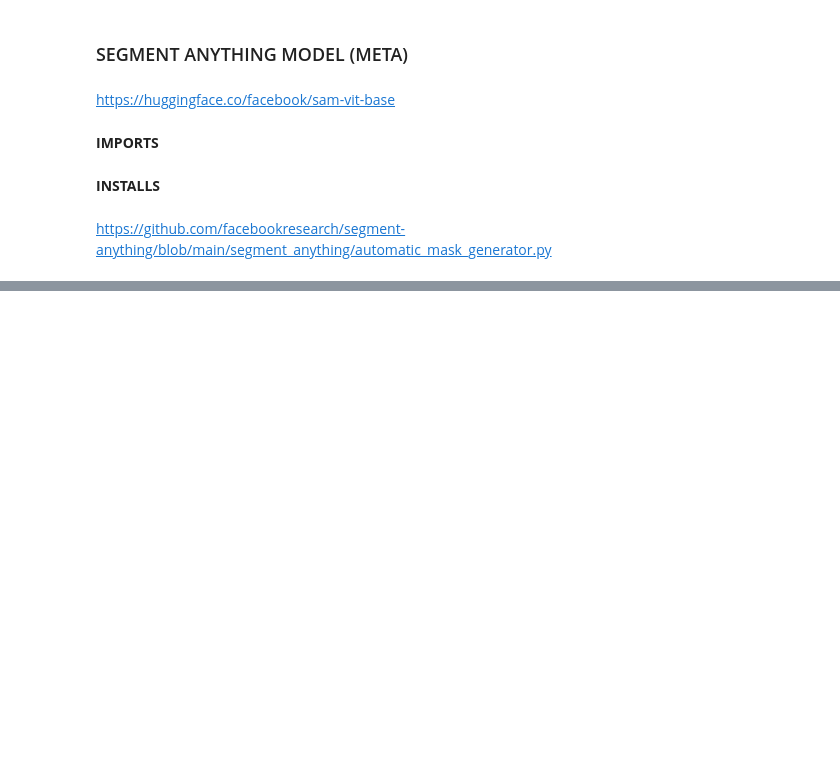
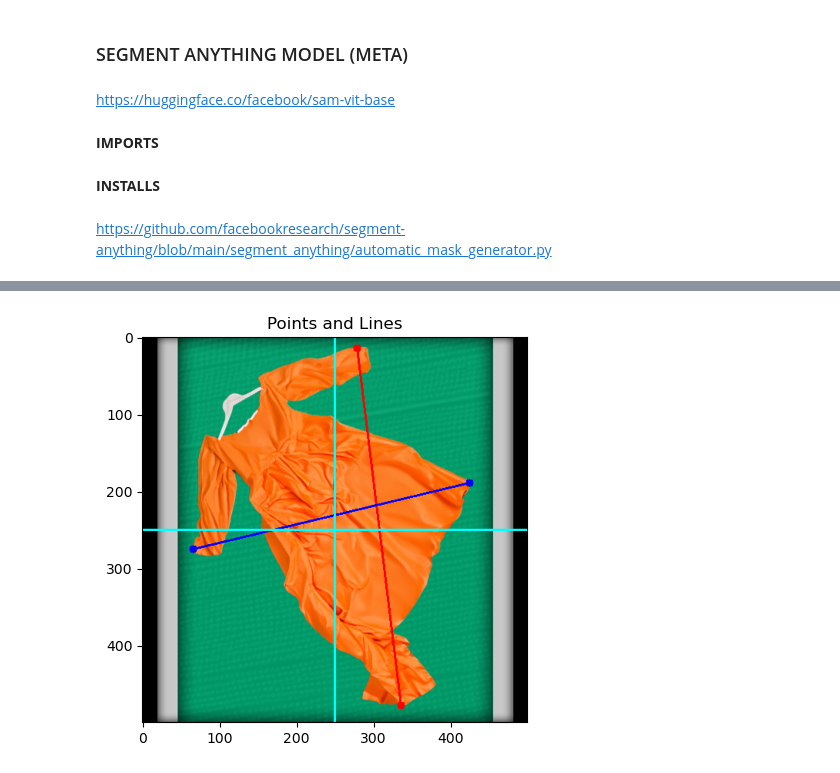
Before and after one commit to kohnmart/master-projekt, a Jupyter notebook: notebooks/pytorch/segmentation/sam_segmentation.ipynb, the cells around one changed output, grey strips where cells are left out. Cells and saved outputs as stored; diff of their text form; code cells hidden in the pictures; blank space fills up the shorter version.

```diff
--- a/notebooks/pytorch/segmentation/sam_segmentation.ipynb
+++ b/notebooks/pytorch/segmentation/sam_segmentation.ipynb
@@ -65,9 +65,7 @@ def remove_shadow_rgb(image):
 import cv2
 import numpy as np
 
-relative_path = get_training_data_path('production', 'tshirt')
-
-print(relative_path)
+relative_path = get_training_data_path('production', 'dress')
 
 file_names = []
 
@@ -75,10 +73,11 @@ file_names = []
 for root, dirs, files in os.walk(relative_path):
 
     # Iterate over files in the current directory
-    for i in range(16, 17):
-        fullpath = os.path.join(relative_path, files[i])
+    for i in range(20, 21):
+        fullpath = os.path.join(relative_path, '20240527_155206.png')
 
         orig_image = Image.open(fullpath)
+        orig_image = orig_image.rotate(0)
         #image = erase_generator(path=fullpath)
         n_image = np.array(orig_image)
         # Convert image to YCrCb color space, then apply blurring and shadow removal
@@ -90,7 +89,7 @@ for root, dirs, files in os.walk(relative_path):
 
         # Generate masks and filter them
         masks = mask_generator.generate(image_ycrcb)
-        cleaned_masks = [mask for mask in masks if mask['area'] > 1000]
+        cleaned_masks = [mask for mask in masks if mask['area'] > 25000]
 
         # Annotation of the image
         mask_annotator = sv.MaskAnnotator(color_lookup=sv.ColorLookup.INDEX, opacity=1.0)
@@ -144,0 +112,88 @@ plot_points(orig_image, [north, south, west, east])
+# %%
+# Extract coordinates of the segmented object
+import math
+
+def plot_points(image, points, color=(0, 255, 0), radius=5):
+    image = np.asarray(image)
+    colors = [
+        (255, 0, 0), # north
+        (255, 0, 0), # south
+        (0, 0, 255), # east
+        (0, 0, 255), # west
+    ]
+
+    for i, point in enumerate(points):
+        cv2.circle(image, (point[1], point[0]), radius, colors[i], -1)
+
+    cv2.line(image, (north[1], north[0]), (south[1], south[0]), (255, 0, 0), 2) # predicted vertical line
+    cv2.line(image, (west[1], west[0]), (east[1], east[0]), (0, 0, 255), 2) # predicted horizontal line
+    cv2.line(image, (250, 0), (250, 500), (0, 255, 255), 2) # vertical line
+    cv2.line(image, (0, 250), (500, 250), (0, 255, 255), 2) # horizontal line
+
+    plt.figure(figsize=(5, 5))
+    plt.imshow(image)
+    plt.title("Points and Lines")
+    plt.show()
+    return image
+
+def calculate_angle_between_lines(line1_point1, line1_point2, line2_point1, line2_point2):
+    # Calculate direction vectors of the lines
+    vector1 = np.array(line1_point2) - np.array(line1_point1)
+    vector2 = np.array(line2_point2) - np.array(line2_point1)
+
+    # Normalize the vectors
+    unit_vector1 = vector1 / np.linalg.norm(vector1)
+    unit_vector2 = vector2 / np.linalg.norm(vector2)
+
+    # Calculate the dot product of the normalized vectors
+    dot_product = np.dot(unit_vector1, unit_vector2)
+
+    # Ensure the dot product is within the valid range for arccos to avoid NaN errors due to floating-point precision issues
+    dot_product = np.clip(dot_product, -1.0, 1.0)
+
+    # Calculate the angle in radians
+    angle_radians = np.arccos(dot_product)
+
+    # Convert the angle to degrees
+    angle_degrees = np.degrees(angle_radians)
+
+    return angle_degrees
+
+# Assume cleaned_masks and orig_image are defined elsewhere
+mask = cleaned_masks[0]['segmentation']
+bbox = cleaned_masks[0]['bbox']
+
+if (bbox[1] + bbox[3] <= 490) and (bbox[1] >= 5):
+
+    coords = np.column_stack(np.where(mask))
+
+    north = coords[np.argmin(coords[:, 0])]
+    south = coords[np.argmax(coords[:, 0])]
+    west = coords[np.argmin(coords[:, 1])]
+    east = coords[np.argmax(coords[:, 1])]
+
+    plot_points(orig_image, [north, south, west, east])
+
+    print("ANG ANG")
+    ang = calculate_angle_between_lines(north, south, west, east)
+    print(ang)
+
+    vec_1 = north - south
+    vec_2 = west - east
+
+
+    test = vec_1 / vec_2
+    print("COOL")
+    print(test[1] * ang)
+
+    img_rot = orig_image.rotate(-45)
+
+    plt.figure(figsize=(5, 5))
+    plt.imshow(img_rot)
+    plt.title("Points and Lines")
+    plt.show()
+
+else:
+    print('Object not fully visible... awaiting position change')
+# %% [output]
+[figure, added]
```
Also changed, not shown: parts of 4 cells of this notebook, 17 other files.
